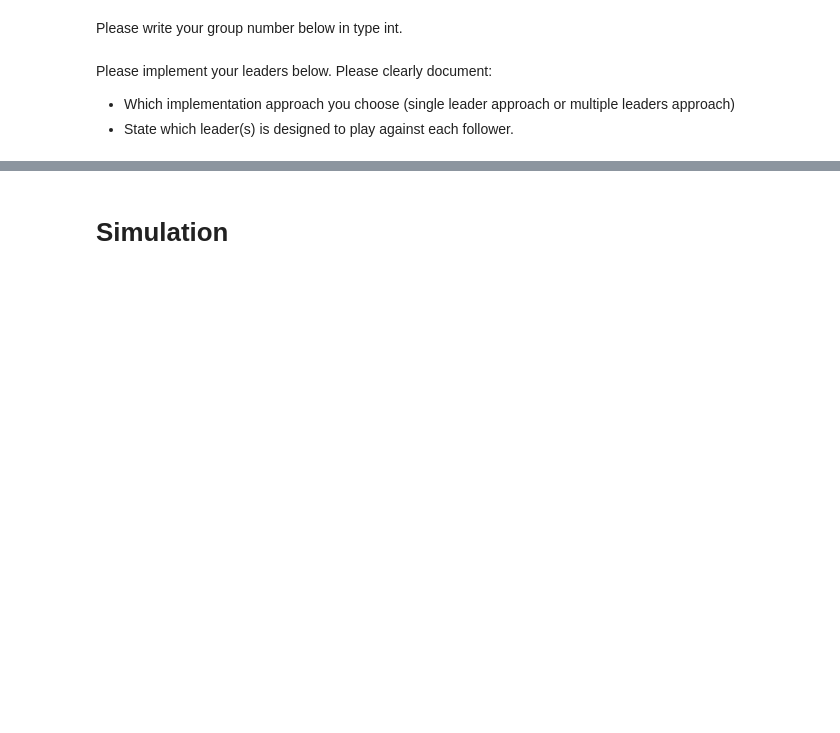
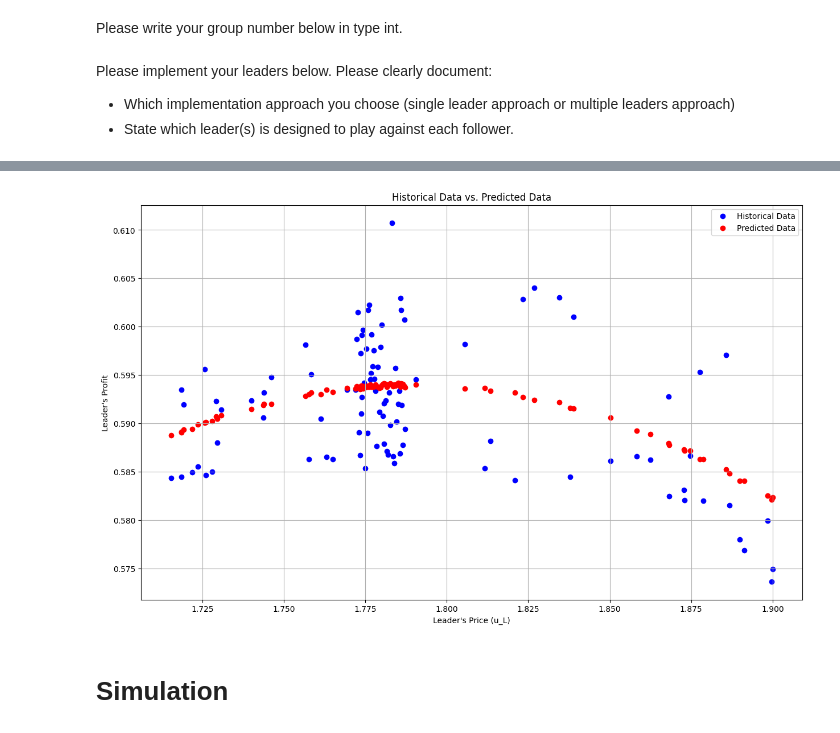
Before and after one commit to TroubledBagels/CGT_CWK, a Jupyter notebook: comp34612_project.ipynb, the cells around one changed output, grey strips where cells are left out. Saved outputs shown, nothing was run; the diff lists cells and outputs as text; code cells hidden in the pictures; blank space fills up the shorter version.

```diff
--- a/comp34612_project.ipynb
+++ b/comp34612_project.ipynb
@@ -298,3 +382,31 @@ leader.historical_data.head()
+# %%
+import matplotlib.pyplot as plt
+
+leader.historical_data['leader_profit'] = leader.historical_data.apply(lambda row: leader.profit_L(row['u_L'], row['u_F']), axis=1)
+leader.historical_data['leader_profit_predicted'] = leader.historical_data.apply(lambda row: leader.profit_L(row['u_L'], row['u_F_predicted']), axis=1)
+
+plt.figure(figsize=(15, 9))
+plt.scatter(
+    leader.historical_data['u_L'],
+    leader.historical_data['leader_profit'],
+    label='Historical Data',
+    color='blue'
+)
+plt.scatter(
+    leader.historical_data['u_L'],
+    leader.historical_data['leader_profit_predicted'],
+    label='Predicted Data',
+    color='red'
+)
+
+plt.xlabel('Leader\'s Price (u_L)')
+plt.ylabel('Leader\'s Profit')
+plt.title('Historical Data vs. Predicted Data')
+plt.legend()
+plt.grid(True)
+plt.show()
+# %% [output]
+[figure, added]
 # %% [markdown]
 # Simulation
 # %% [markdown]
```
Also changed, not shown: parts of 4 cells of this notebook.
